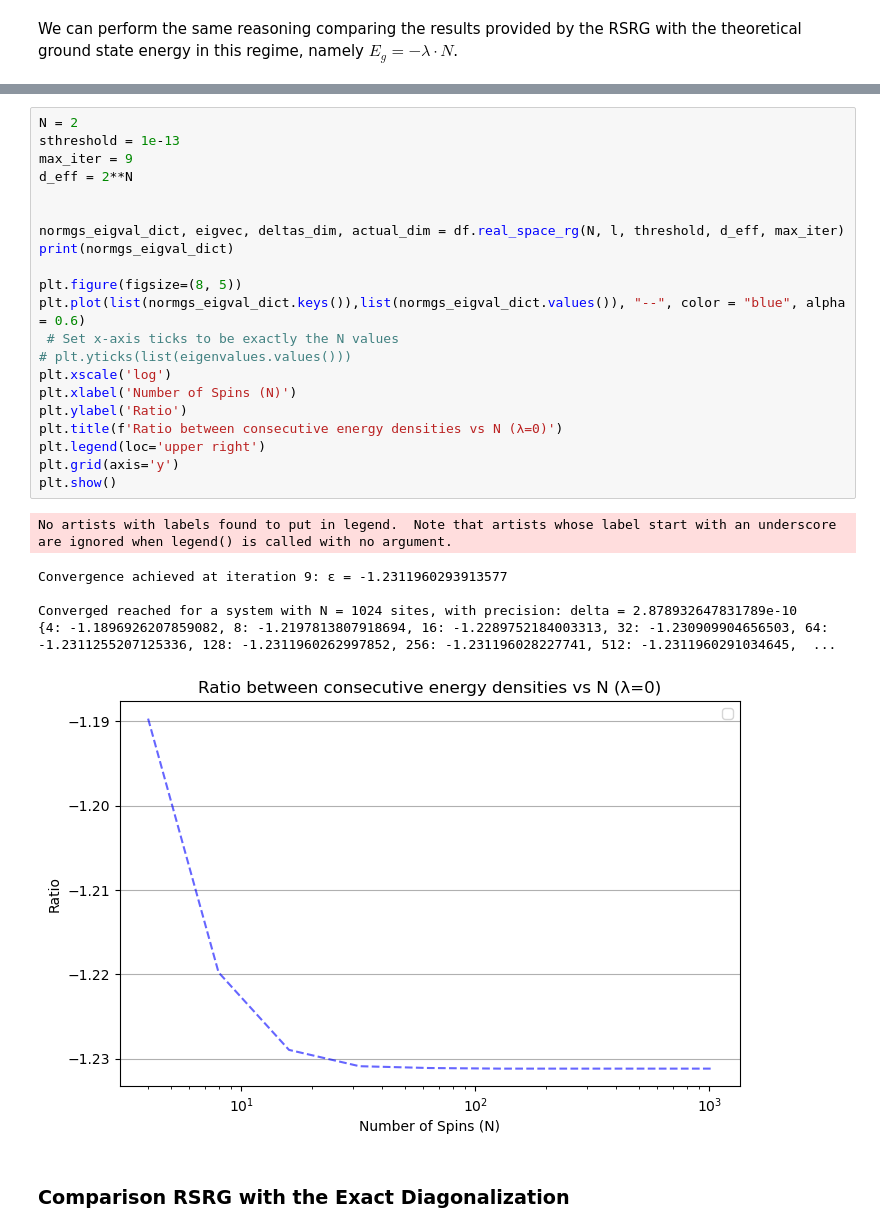
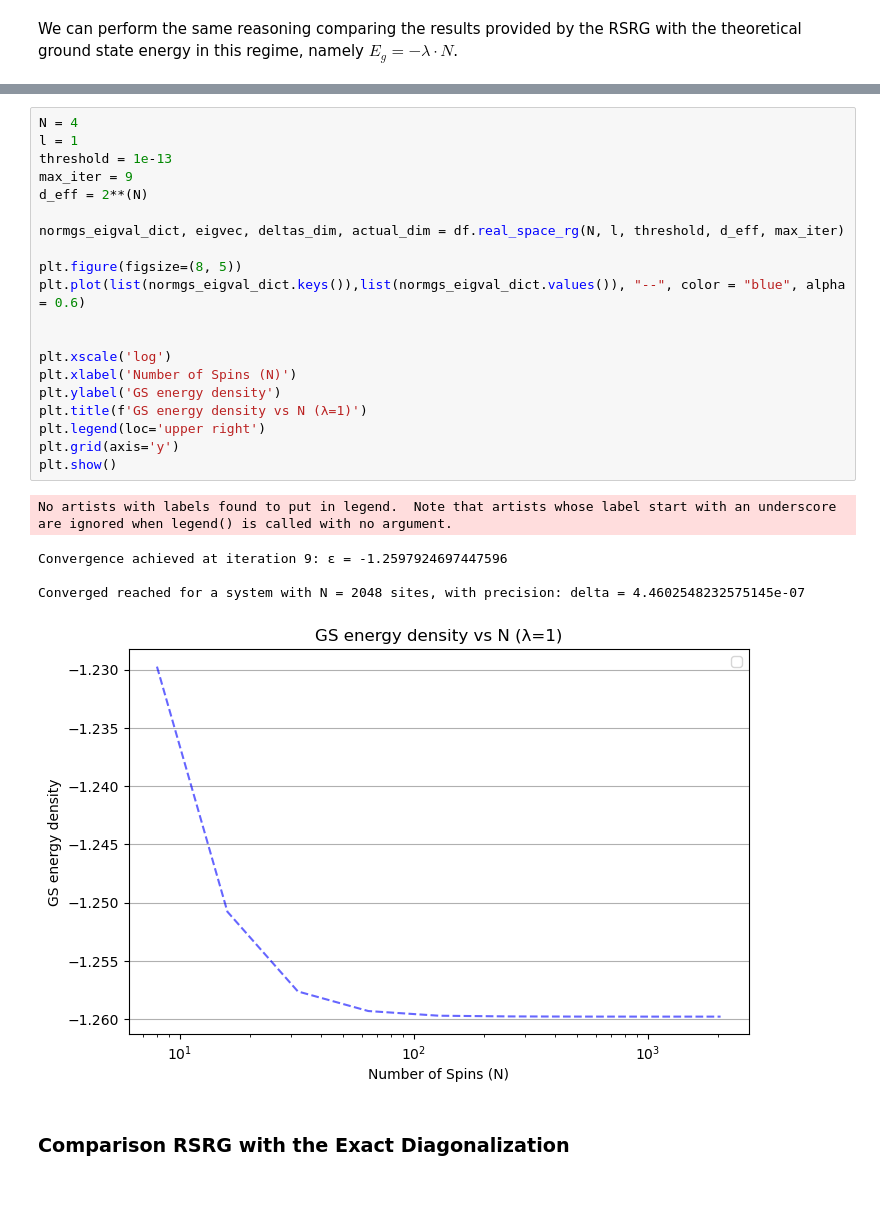
Before and after one commit to sdracia/QIC, a Jupyter notebook: 08_Assignement/RSRG.ipynb, the cells around one changed output, grey strips where cells are left out. Cells and saved outputs as stored; diff of their text form; blank space fills up the shorter version.

```diff
--- a/08_Assignement/RSRG.ipynb
+++ b/08_Assignement/RSRG.ipynb
@@ -159,31 +177,29 @@ plt.show()
 # %%
-N = 2
-sthreshold = 1e-13
+N = 4
+l = 1
+threshold = 1e-13
 max_iter = 9
-d_eff = 2**N
-
+d_eff = 2**(N)
 
 normgs_eigval_dict, eigvec, deltas_dim, actual_dim = df.real_space_rg(N, l, threshold, d_eff, max_iter)
-print(normgs_eigval_dict)
 
 plt.figure(figsize=(8, 5))
 plt.plot(list(normgs_eigval_dict.keys()),list(normgs_eigval_dict.values()), "--", color = "blue", alpha = 0.6)
- # Set x-axis ticks to be exactly the N values
-# plt.yticks(list(eigenvalues.values()))
+
+
 plt.xscale('log')
 plt.xlabel('Number of Spins (N)')
-plt.ylabel('Ratio')
-plt.title(f'Ratio between consecutive energy densities vs N (λ=0)')
+plt.ylabel('GS energy density')
+plt.title(f'GS energy density vs N (λ=1)')
 plt.legend(loc='upper right')
 plt.grid(axis='y')
 plt.show()
 # %% [output]
 No artists with labels found to put in legend.  Note that artists whose label start with an underscore are ignored when legend() is called with no argument.
-Convergence achieved at iteration 9: ε = -1.2311960293913577
+Convergence achieved at iteration 9: ε = -1.2597924697447596
 
-Converged reached for a system with N = 1024 sites, with precision: delta = 2.878932647831789e-10
-{4: -1.1896926207859082, 8: -1.2197813807918694, 16: -1.2289752184003313, 32: -1.230909904656503, 64: -1.2311255207125336, 128: -1.2311960262997852, 256: -1.231196028227741, 512: -1.2311960291034645,  ...
+Converged reached for a system with N = 2048 sites, with precision: delta = 4.4602548232575145e-07
-[figure, old version]
+[figure, new version]
 # %% [markdown]
 ### Comparison RSRG with the Exact Diagonalization
 # %% [markdown]
```
Also changed, not shown: parts of 16 cells of this notebook, 4 other files.
